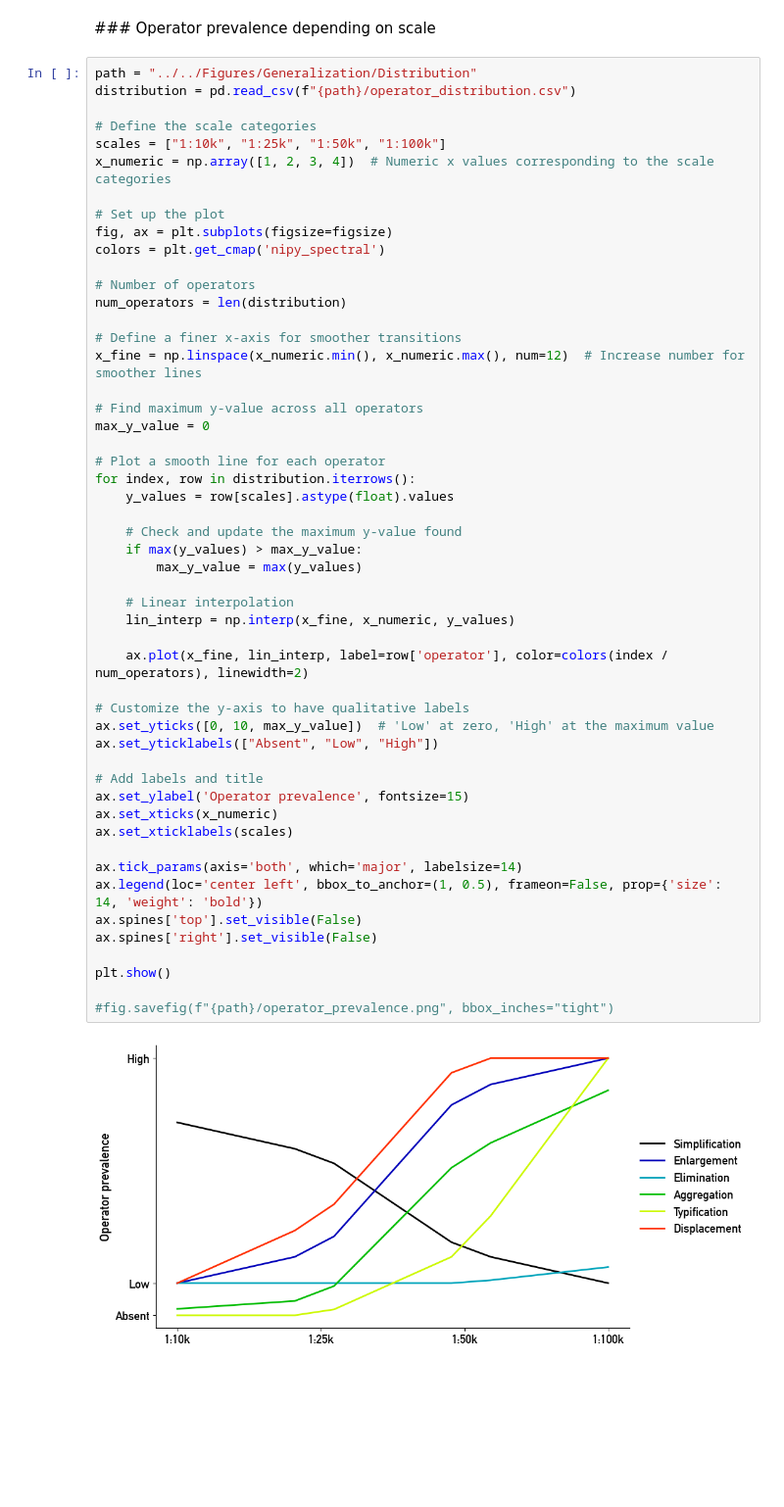
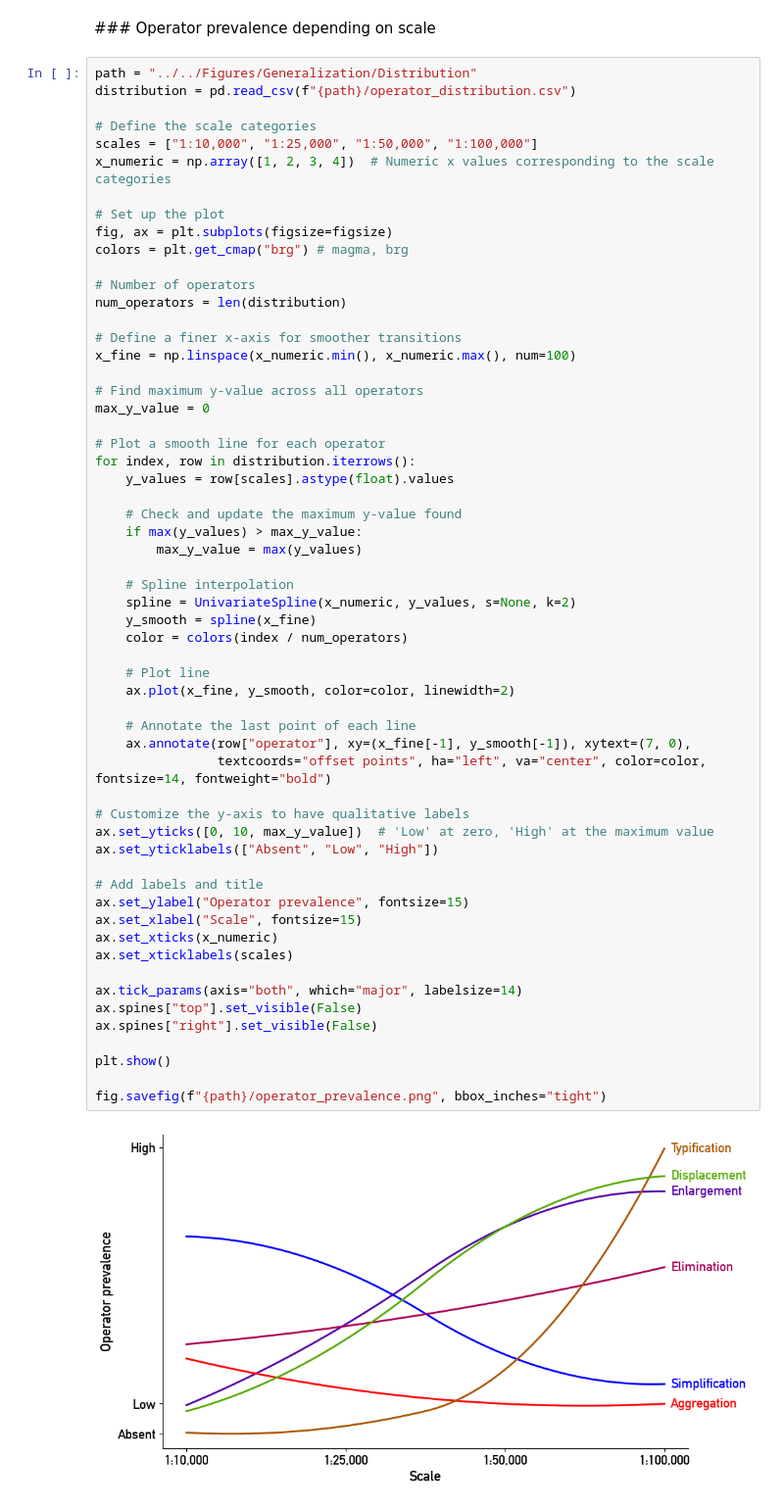
Before and after one commit to jorissenn/genops, a Jupyter notebook: 99_visualizations.ipynb, the cells around one changed output. Shown at 98% size. Saved outputs shown, nothing was run; the diff lists cells and outputs as text; blank space fills up the shorter version.

Commit message:
updated operator prevalence figure

```diff
--- a/99_visualizations.ipynb
+++ b/99_visualizations.ipynb
@@ -15,51 +16,58 @@ path = "../../Figures/Generalization/Distribution"
 distribution = pd.read_csv(f"{path}/operator_distribution.csv")
 
 # Define the scale categories
-scales = ["1:10k", "1:25k", "1:50k", "1:100k"]
+scales = ["1:10,000", "1:25,000", "1:50,000", "1:100,000"]
 x_numeric = np.array([1, 2, 3, 4])  # Numeric x values corresponding to the scale categories
 
 # Set up the plot
 fig, ax = plt.subplots(figsize=figsize)
-colors = plt.get_cmap('nipy_spectral')
+colors = plt.get_cmap("brg") # magma, brg
 
 # Number of operators
 num_operators = len(distribution)
 
 # Define a finer x-axis for smoother transitions
-x_fine = np.linspace(x_numeric.min(), x_numeric.max(), num=12)  # Increase number for smoother lines
+x_fine = np.linspace(x_numeric.min(), x_numeric.max(), num=100)
 
 # Find maximum y-value across all operators
 max_y_value = 0
 
 # Plot a smooth line for each operator
 for index, row in distribution.iterrows():
     y_values = row[scales].astype(float).values
 
     # Check and update the maximum y-value found
     if max(y_values) > max_y_value:
         max_y_value = max(y_values)
 
-    # Linear interpolation
-    lin_interp = np.interp(x_fine, x_numeric, y_values)
+    # Spline interpolation
+    spline = UnivariateSpline(x_numeric, y_values, s=None, k=2)
+    y_smooth = spline(x_fine)
+    color = colors(index / num_operators)
 
-    ax.plot(x_fine, lin_interp, label=row['operator'], color=colors(index / num_operators), linewidth=2)
+    # Plot line
+    ax.plot(x_fine, y_smooth, color=color, linewidth=2)
+
+    # Annotate the last point of each line
+    ax.annotate(row["operator"], xy=(x_fine[-1], y_smooth[-1]), xytext=(7, 0),
+                textcoords="offset points", ha="left", va="center", color=color, fontsize=14, fontweight="bold")
 
 # Customize the y-axis to have qualitative labels
 ax.set_yticks([0, 10, max_y_value])  # 'Low' at zero, 'High' at the maximum value
 ax.set_yticklabels(["Absent", "Low", "High"])
 
 # Add labels and title
-ax.set_ylabel('Operator prevalence', fontsize=15)
+ax.set_ylabel("Operator prevalence", fontsize=15)
+ax.set_xlabel("Scale", fontsize=15)
 ax.set_xticks(x_numeric)
 ax.set_xticklabels(scales)
 
-ax.tick_params(axis='both', which='major', labelsize=14)
-ax.legend(loc='center left', bbox_to_anchor=(1, 0.5), frameon=False, prop={'size': 14, 'weight': 'bold'})
-ax.spines['top'].set_visible(False)
-ax.spines['right'].set_visible(False)
+ax.tick_params(axis="both", which="major", labelsize=14)
+ax.spines["top"].set_visible(False)
+ax.spines["right"].set_visible(False)
 
 plt.show()
 
-#fig.savefig(f"{path}/operator_prevalence.png", bbox_inches="tight")
+fig.savefig(f"{path}/operator_prevalence.png", bbox_inches="tight")
 # %% [output]
-[figure, old version]
+[figure, new version]
```
Also changed, not shown: parts of 1 cell of this notebook.
